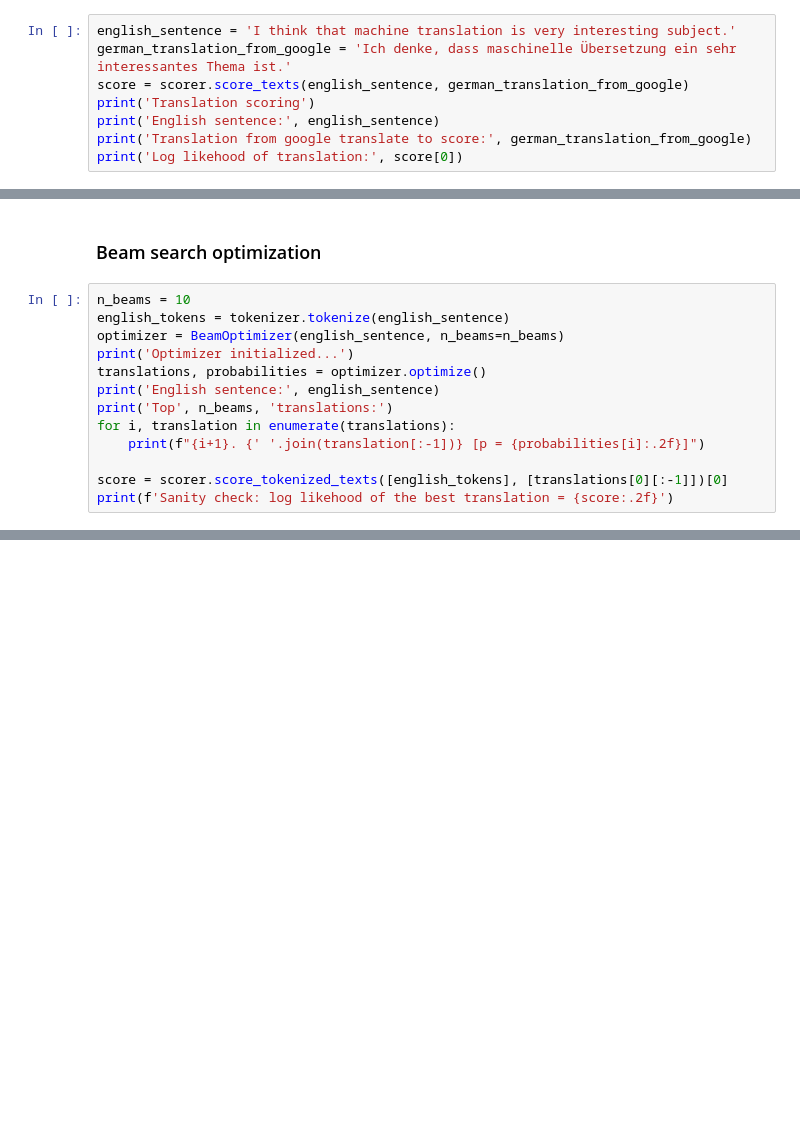
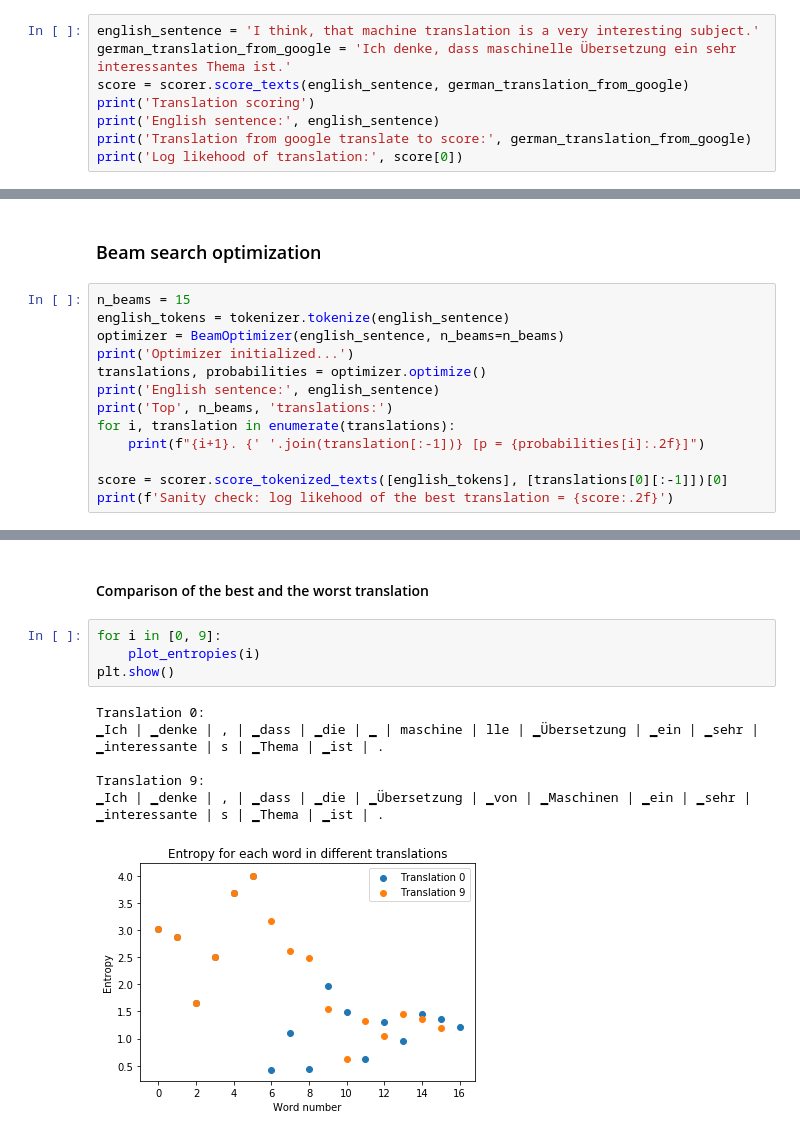
Before and after one commit to pmaslankowski/OpenNMT-py, a Jupyter notebook: research/notebook.ipynb, the cells around one changed output, grey strips where cells are left out. Cells and saved outputs as stored; diff of their text form; blank space fills up the shorter version.

```diff
--- a/research/notebook.ipynb
+++ b/research/notebook.ipynb
@@ -15,7 +20,7 @@ scorer = Scorer()
 # %% [markdown]
 ### Translation scoring
 # %%
-english_sentence = 'I think that machine translation is very interesting subject.'
+english_sentence = 'I think, that machine translation is a very interesting subject.'
 german_translation_from_google = 'Ich denke, dass maschinelle Übersetzung ein sehr interessantes Thema ist.'
 score = scorer.score_texts(english_sentence, german_translation_from_google)
 print('Translation scoring')
@@ -61,7 +66,7 @@ Log likehood of translation: -6.63
 # %% [markdown]
 ### Beam search optimization
 # %%
-n_beams = 10
+n_beams = 15
 english_tokens = tokenizer.tokenize(english_sentence)
 optimizer = BeamOptimizer(english_sentence, n_beams=n_beams)
 print('Optimizer initialized...')
@@ -90,0 +182,13 @@ Sanity check: log likehood of the best translation = -6.49
+# %% [markdown]
+#### Comparison of the best and the worst translation
+# %%
+for i in [0, 9]:
+    plot_entropies(i)
+plt.show()
+# %% [output]
+Translation 0:
+▁Ich | ▁denke | , | ▁dass | ▁die | ▁ | maschine | lle | ▁Übersetzung | ▁ein | ▁sehr | ▁interessante | s | ▁Thema | ▁ist | .
+
+Translation 9:
+▁Ich | ▁denke | , | ▁dass | ▁die | ▁Übersetzung | ▁von | ▁Maschinen | ▁ein | ▁sehr | ▁interessante | s | ▁Thema | ▁ist | .
+[figure, added]
```
Also changed, not shown: parts of 33 cells of this notebook, 7 other files.
